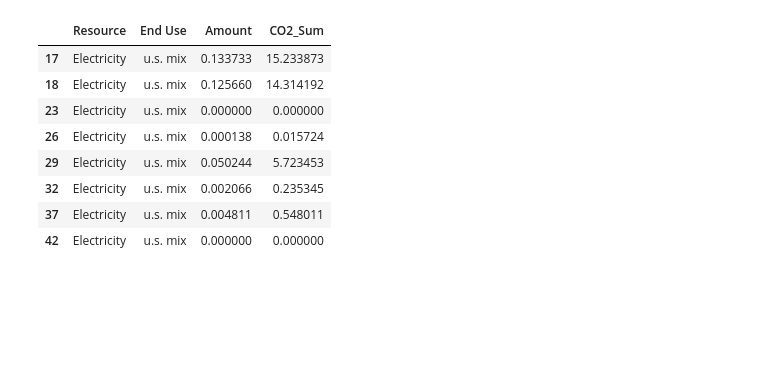
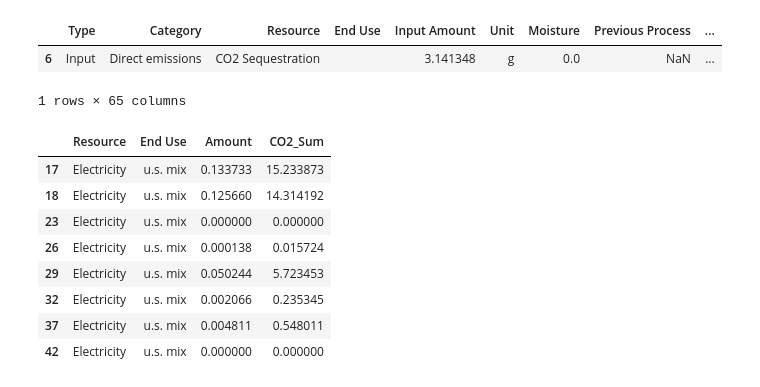
Before and after one commit to olw0905/Interactive-SCSA_Dash, a Jupyter notebook: Untitled.ipynb, the cells around one changed output. Drawn from its saved outputs; the diff is of its cells as text; code cells hidden in the pictures; blank space fills up the shorter version.

```diff
--- a/Untitled.ipynb
+++ b/Untitled.ipynb
@@ -19,19 +20,25 @@ from utils import biorefinery_conversion, display_units, energy, calculate_lca,
 coproduct_res = pd.DataFrame()
 lci_mapping, coproduct_mapping, final_process_mapping = read_data(
         # "2021 Biochem SOT via BDO_working.xlsm"
-        "Feedstock test2-with INL data.xlsm"
-        # "sludge HTL3.xlsm"
+        # "Feedstock test2-with INL data.xlsm"
+        "sludge HTL3.xlsm"
     )
 updated_coproduct_mapping = coproduct_mapping.copy()
 overall_lci, final_process = generate_final_lci(
     lci_mapping, updated_coproduct_mapping, final_process_mapping, True
 )
-res_new = calc(overall_lci)
+res_new = postprocess(calculate_lca(overall_lci))
 coproduct_lci = generate_coproduct_lci(
     lci_mapping, updated_coproduct_mapping, final_process_mapping
 )
 if coproduct_lci is not None:
-    coproduct_res = calc(coproduct_lci)
+    coproduct_res = postprocess(calculate_lca(coproduct_lci))
+# %%
+res_new[res_new['Category']=='Direct emissions']
+# %% [output]
+|  | Type | Category | Resource | End Use | Input Amount | Unit | Moisture | Previous Process | ... |
+| 6 | Input | Direct emissions | CO2 Sequestration |  | 3.141348 | g | 0.0 | NaN | ... |
+1 rows × 65 columns
 # %%
 def quick_sensitivity(dff, renew_elec_share):
     df = dff.copy()
```
Also changed, not shown: parts of 15 cells of this notebook, 4 other files.
